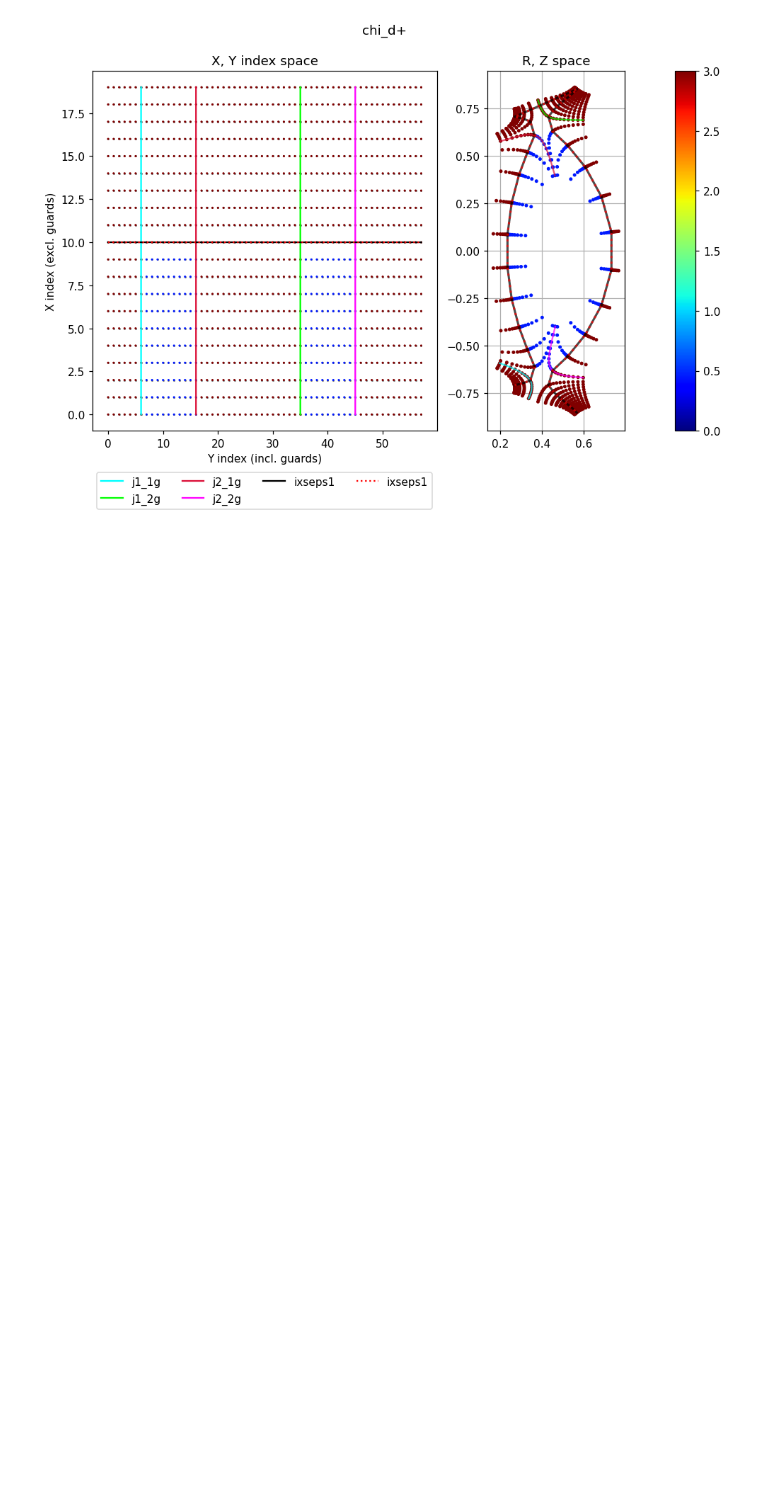
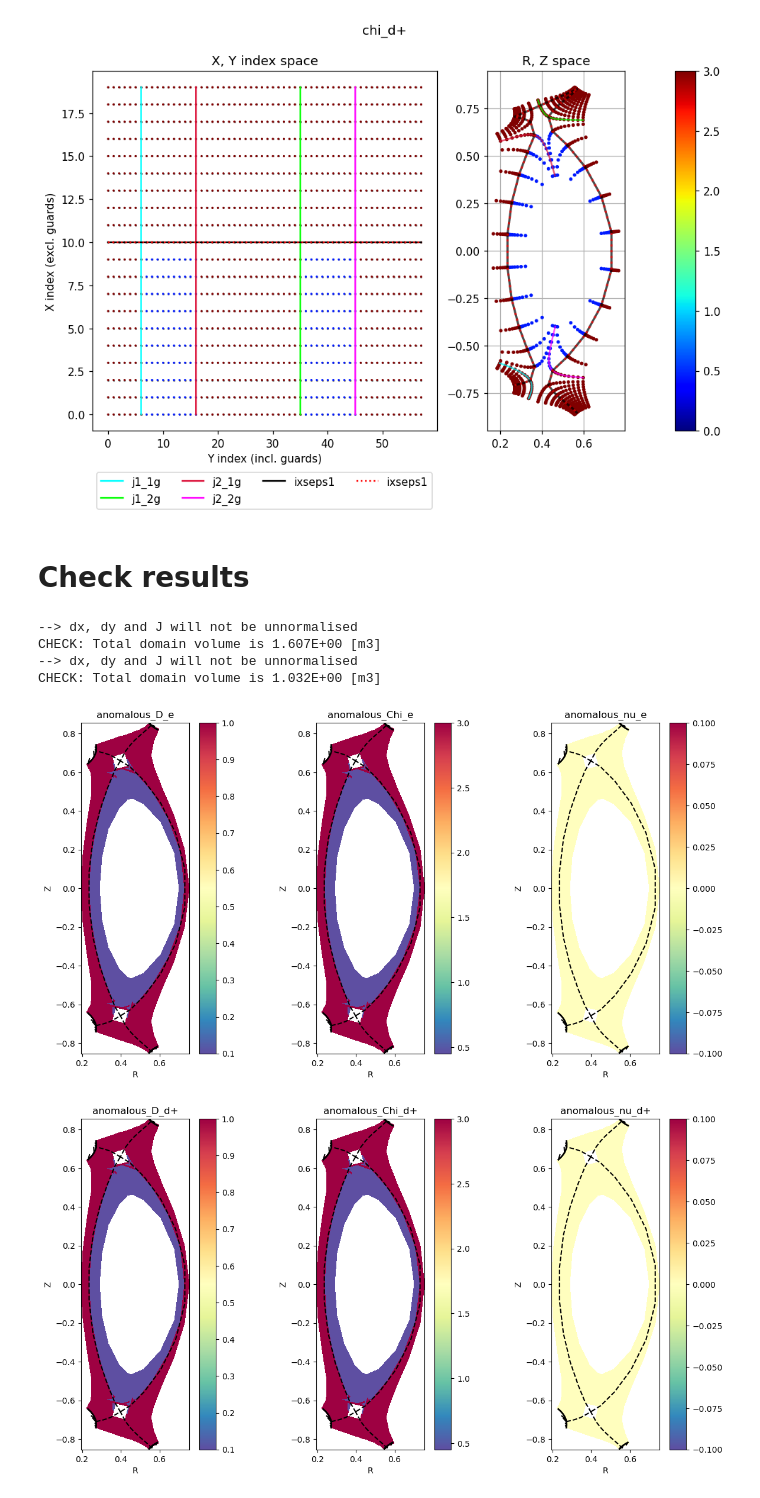
Before and after one commit to mikekryjak/sdtools, a Jupyter notebook: example-grid_fields.ipynb, the cells around one changed output. Cells and saved outputs as stored; diff of their text form; code cells hidden in the pictures; blank space fills up the shorter version.

```diff
--- a/example-grid_fields.ipynb
+++ b/example-grid_fields.ipynb
@@ -66,3 +68,34 @@ mesh.write_field(Chi_i, dtype = "Field2D")
 [figure]
 [figure]
 [figure]
+# %% [markdown]
+# Check results
+# %%
+db = CaseDB(
+    case_dir = r"/ssd_scratch/hcases",
+    grid_dir = r"/ssd_scratch/hcases"
+    )
+
+choice = "b1-jan23base"
+
+case, caseng = Load.case_2D(db.casepaths[choice], gridfilepath = db.gridpaths["g3a4-lores.nc"],
+                    double_load = True)
+
+data = caseng.ds
+
+cols = 3
+tind = -1
+
+for x in ["e", "d+"]:
+    fig, axes = plt.subplots(1,cols, figsize = (cols*4,6), dpi = 100)
+    fig.tight_layout(pad = 0.4)
+    data[f"anomalous_D_{x}"].isel(t=tind).bout.pcolormesh(ax = axes[0], cmap = "Spectral_r", logscale = False)
+    data[f"anomalous_Chi_{x}"].isel(t=tind).bout.pcolormesh(ax = axes[1], cmap = "Spectral_r", logscale = False)
+    data[f"anomalous_nu_{x}"].isel(t=tind).bout.pcolormesh(ax = axes[2], cmap = "Spectral_r", logscale = False)
+# %% [output]
+--> dx, dy and J will not be unnormalised
+CHECK: Total domain volume is 1.607E+00 [m3]
+--> dx, dy and J will not be unnormalised
+CHECK: Total domain volume is 1.032E+00 [m3]
+[figure, added]
+[figure, added]
```
Also changed, not shown: parts of 1 cell of this notebook.
